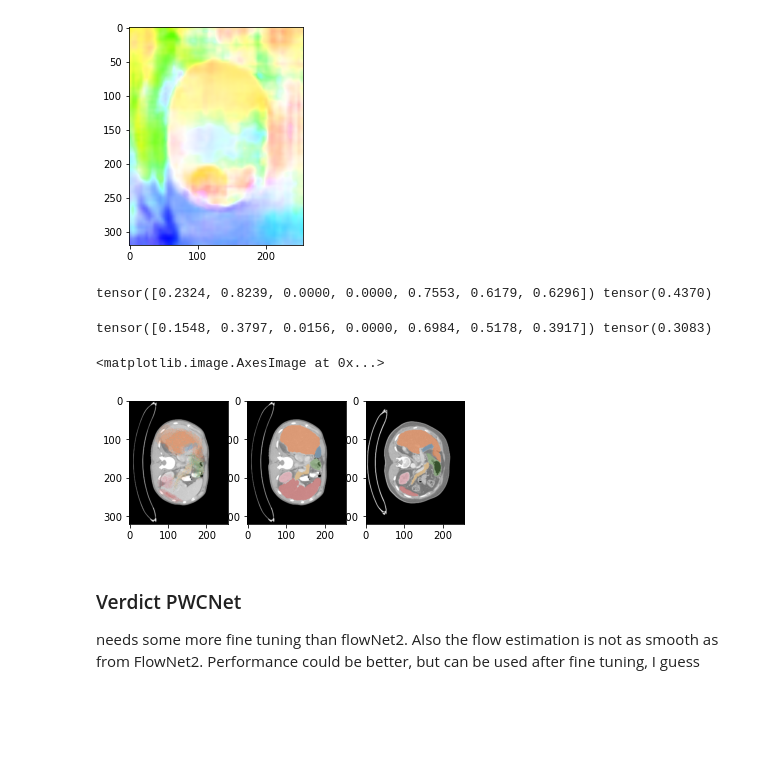
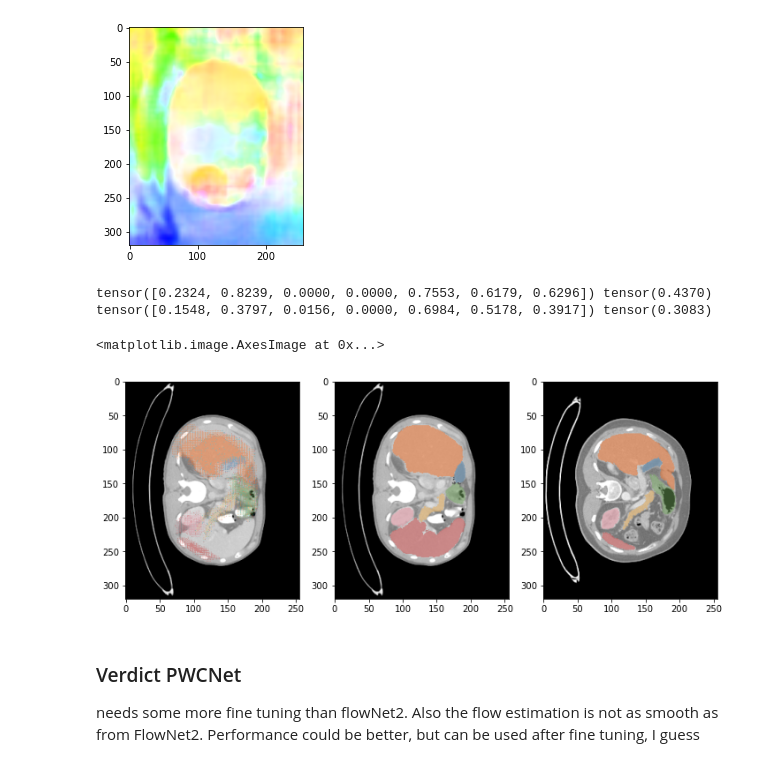
Before and after one commit to TillNicke/KD-for-optical-flow, a Jupyter notebook: Flow and PWC comparing.ipynb, the cells around one changed output. Saved outputs shown, nothing was run; the diff lists cells and outputs as text; code cells hidden in the pictures; blank space fills up the shorter version.

```diff
--- a/Flow and PWC comparing.ipynb
+++ b/Flow and PWC comparing.ipynb
@@ -277,23 +278,23 @@ warped_flow = warp(moving_seg.unsqueeze(0).float().cuda(), flow_pwc.reshape(1,2,
 # %%
 d0 = dice_coeff(moving_seg,fixed_seg,8)
 print(d0, d0.mean())
+
+d1 = dice_coeff(warped_flow.unsqueeze(0), fixed_seg, 8)
+print(d1, d1.mean())
 # %% [output]
 tensor([0.2324, 0.8239, 0.0000, 0.0000, 0.7553, 0.6179, 0.6296]) tensor(0.4370)
+tensor([0.1548, 0.3797, 0.0156, 0.0000, 0.6984, 0.5178, 0.3917]) tensor(0.3083)
-# %%
-d1 = dice_coeff(warped_flow.unsqueeze(0), fixed_seg, 8)
-print(d1, d1.mean())
-# %% [output]
-tensor([0.1548, 0.3797, 0.0156, 0.0000, 0.6984, 0.5178, 0.3917]) tensor(0.3083)
 # %%
+fig = plt.figure(figsize=(12,8))
 plt.subplot(131)
 plt.imshow(overlaySegment(fixed.squeeze(),warped_flow.squeeze() ,False).numpy())
 plt.subplot(132)
 plt.imshow(overlaySegment(fixed.squeeze(),fixed_seg.squeeze() ,False).numpy())
 plt.subplot(133)
 plt.imshow(overlaySegment(moving.squeeze(),moving_seg.squeeze(),False).numpy())
 # %% [output]
 <matplotlib.image.AxesImage at 0x...>
-[figure, old version]
+[figure, new version]
 # %% [markdown]
 ### Verdict PWCNet
 
```
Also changed, not shown: parts of 1 cell of this notebook, 1 other file.
